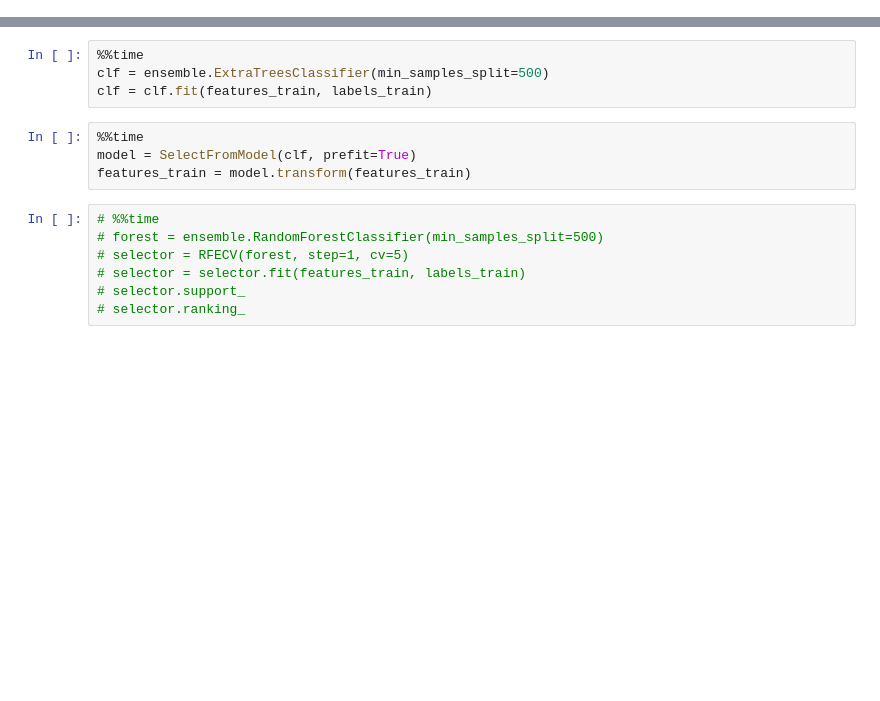
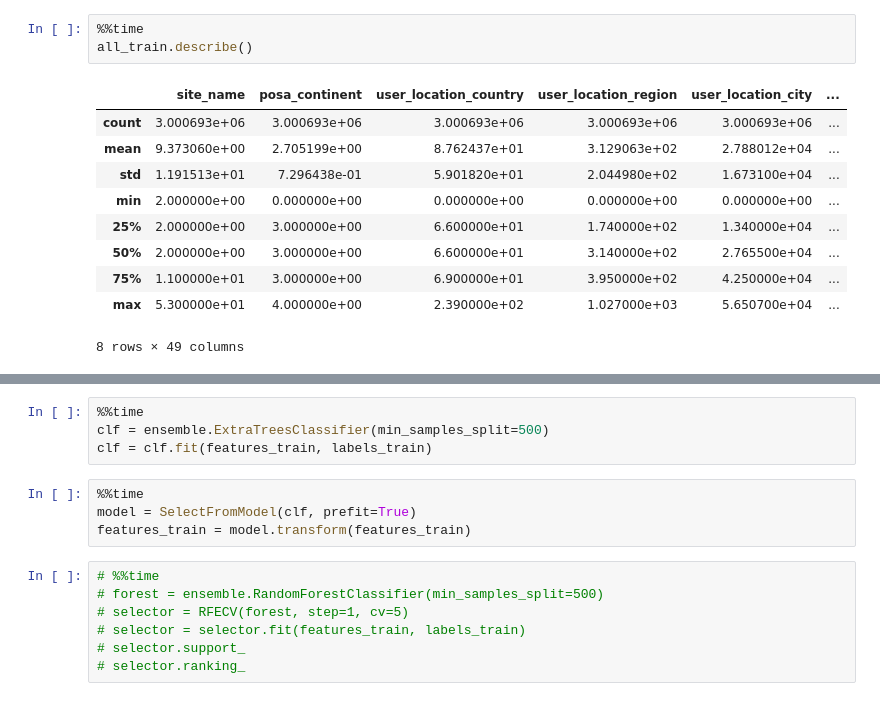
Before and after one commit to yaskyj/expedia_hotel, a Jupyter notebook: Expedia Hotels.ipynb, the cells around one changed output, grey strips where cells are left out. Cells and saved outputs as stored; diff of their text form; blank space fills up the shorter version.

```diff
--- a/Expedia Hotels.ipynb
+++ b/Expedia Hotels.ipynb
@@ -152,0 +197,14 @@ all_train.fillna(-1, inplace=True)
+# %%
+%%time
+all_train.describe()
+# %% [output]
+|  | site_name | posa_continent | user_location_country | user_location_region | user_location_city | ... |
+| count | 3.000693e+06 | 3.000693e+06 | 3.000693e+06 | 3.000693e+06 | 3.000693e+06 | ... |
+| mean | 9.373060e+00 | 2.705199e+00 | 8.762437e+01 | 3.129063e+02 | 2.788012e+04 | ... |
+| std | 1.191513e+01 | 7.296438e-01 | 5.901820e+01 | 2.044980e+02 | 1.673100e+04 | ... |
+| min | 2.000000e+00 | 0.000000e+00 | 0.000000e+00 | 0.000000e+00 | 0.000000e+00 | ... |
+| 25% | 2.000000e+00 | 3.000000e+00 | 6.600000e+01 | 1.740000e+02 | 1.340000e+04 | ... |
+| 50% | 2.000000e+00 | 3.000000e+00 | 6.600000e+01 | 3.140000e+02 | 2.765500e+04 | ... |
+| 75% | 1.100000e+01 | 3.000000e+00 | 6.900000e+01 | 3.950000e+02 | 4.250000e+04 | ... |
+| max | 5.300000e+01 | 4.000000e+00 | 2.390000e+02 | 1.027000e+03 | 5.650700e+04 | ... |
+8 rows × 49 columns
```
Also changed, not shown: parts of 17 cells of this notebook.
